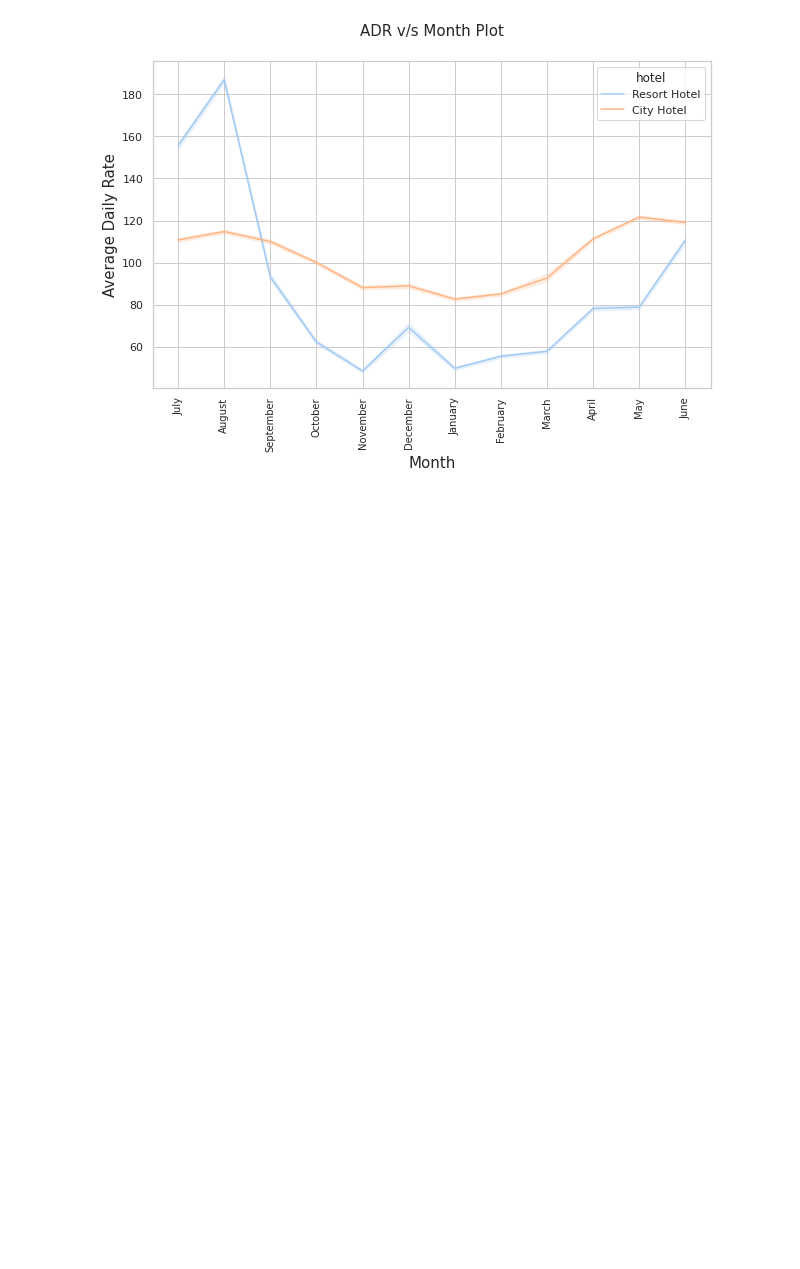
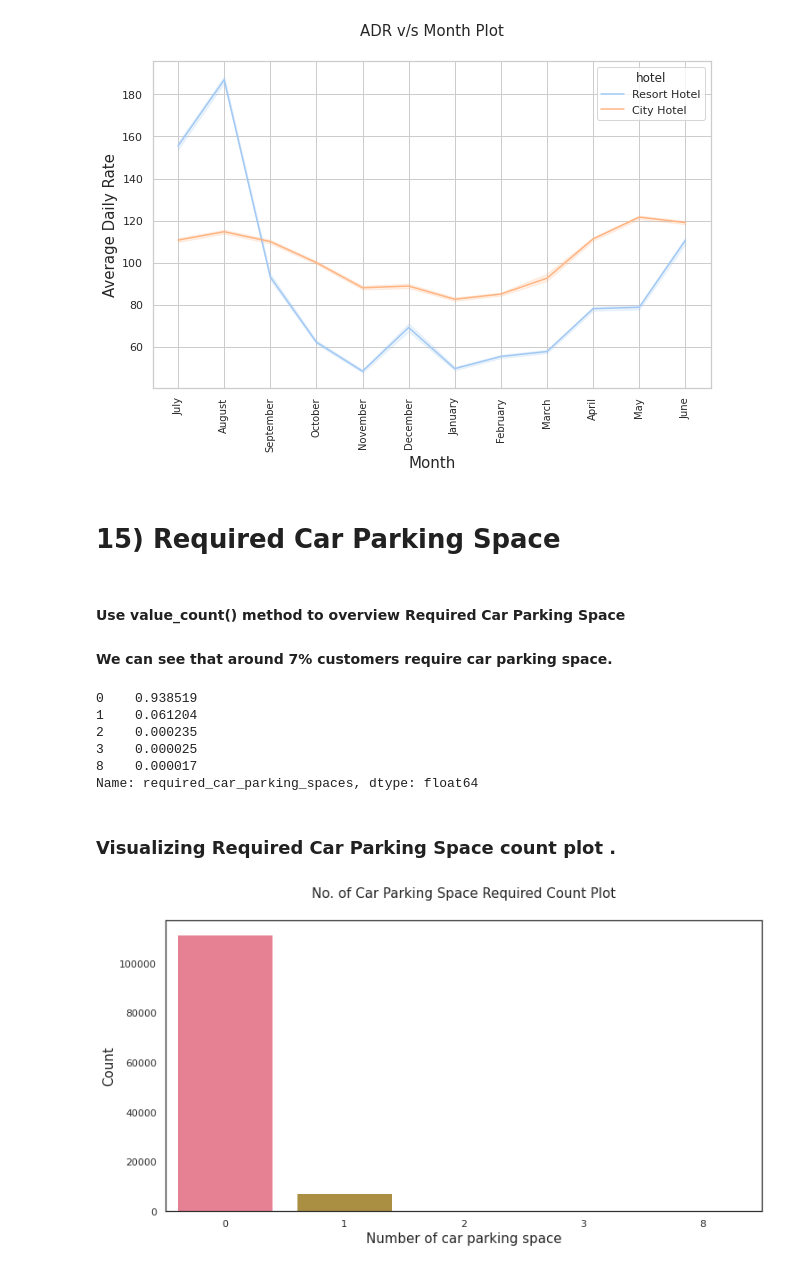
Before and after one commit to mdabushad/Hotel-Booking-Analysis-EDA-Capstone, a Jupyter notebook: data_machines_Hotel_Booking_Analysis_Capstone_Project.ipynb, the cells around one changed output. Drawn from its saved outputs; the diff is of its cells as text; code cells hidden in the pictures; blank space fills up the shorter version.

```diff
--- a/data_machines_Hotel_Booking_Analysis_Capstone_Project.ipynb
+++ b/data_machines_Hotel_Booking_Analysis_Capstone_Project.ipynb
@@ -113,3 +136,5 @@ dtype: int64
+# %%
+df[['children']] = df[['children']].astype('int64')
 # %% [markdown]
 #### Generate descriptive statistics using decribe() method, descriptive statistics summarize the mean, percentiles, standard deviation, max and min values excluding NaN values.
 # %%
@@ -619,3 +644,35 @@ plt.xticks(rotation = 90, fontsize = 10)
 plt.show()
 # %% [output]
 [figure]
+# %% [markdown]
+# 15)  Required Car Parking Space
+# %% [markdown]
+#### Use value_count() method to overview Required Car Parking Space
+
+#### We can see that around 7% customers require car parking space.
+# %%
+df['required_car_parking_spaces'].value_counts(normalize = True)
+# %% [output]
+0    0.938519
+1    0.061204
+2    0.000235
+3    0.000025
+8    0.000017
+Name: required_car_parking_spaces, dtype: float64
+# %% [markdown]
+### Visualizing Required Car Parking Space count plot .
+# %%
+sns.set_context('notebook')
+sns.set_style("white")
+sns.set_palette('husl')
+
+g = sns.countplot(x ='required_car_parking_spaces', data = df)
+
+g.set_xlabel('Number of car parking space',fontsize = 15)
+g.set_ylabel('Count',fontsize = 15)
+g.set_title('No. of Car Parking Space Required Count Plot', fontsize = 15, y = 1.06)
+
+
+plt.show()
+# %% [output]
+[figure, added]
```
Also changed, not shown: parts of 18 cells of this notebook.
